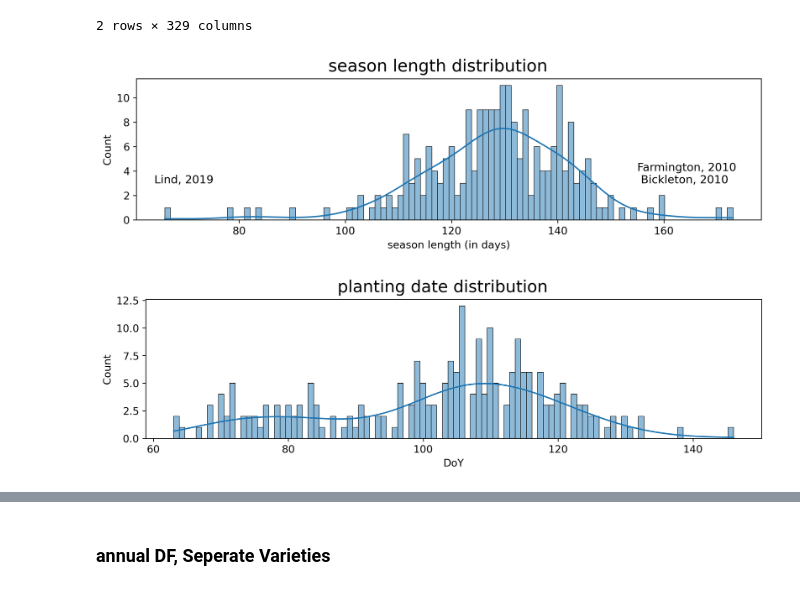
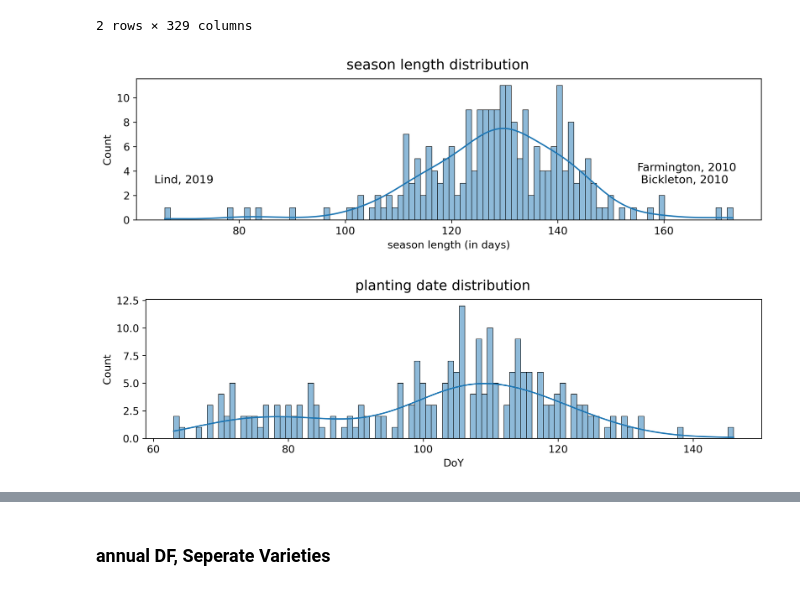
Before and after one commit to HNoorazar/Ag_Others, a Jupyter notebook: Ehsan/Wheat/00_read_excel_dump.ipynb, the cells around one changed output, grey strips where cells are left out. Drawn from its saved outputs; the diff is of its cells as text; code cells hidden in the pictures.

```diff
--- a/Ehsan/Wheat/00_read_excel_dump.ipynb
+++ b/Ehsan/Wheat/00_read_excel_dump.ipynb
@@ -200,6 +200,8 @@ plt.rcParams["ytick.left"] = True
 plt.rcParams["xtick.labelbottom"] = True
 plt.rcParams["ytick.labelleft"] = True
 plt.rcParams.update(params)
+
+suptitle_fontsize = 15
 dpi_ = 300
 # %%
 df = wheat_date.copy()
@@ -219,24 +221,24 @@ max2_year = df.loc[two_max_idx[0], "year"]
 # %%
 fig, axes = plt.subplots(1, 1, figsize=(10, 3), sharey=False, sharex=False, dpi=dpi_)
 sns.set_style({'axes.grid' : False})
 
 sns.histplot(data=df["season_length"], ax=axes, bins=100, kde=True);
 # axes.legend(["ANPP (mean lb/acr)"], loc='upper right');
 axes.set_xlabel("season length (in days)");
 
 text_ = min_loc + ", " + str(min_year)
 axes.text(df.loc[0, "season_length"]-2, 3, text_, fontsize = 12);
 
 text_ = max_loc + ", " + str(max_year) + "\n " + max2_loc + ", " + str(max2_year)
 axes.text(df.loc[two_max_idx[0], "season_length"]-15, 3, text_, fontsize = 12);
 
 # axes.set_title('season length distribution');
-fig.suptitle('season length distribution', y=0.95, fontsize=18)
+fig.suptitle('season length distribution', y=0.95, fontsize=suptitle_fontsize)
 fig.subplots_adjust(top=0.85, bottom=0.15, left=0.052, right=0.981, wspace=-0.2, hspace=0)
 file_name = wheat_plot_dir + "season_length_hist.pdf"
 plt.savefig(file_name, dpi=400)
 # %% [output]
-[figure, old version]
+[figure, new version]
 # %%
 fig, axes = plt.subplots(1, 1, figsize=(10, 3), sharey=False, sharex=False, dpi=dpi_)
 sns.set_style({'axes.grid' : False})
@@ -246,9 +248,9 @@ sns.histplot(data=wheat_date["plant_doy"], ax=axes, bins=100, kde=True);
 axes.set_xlabel("DoY");
 
 # axes.set_title('season length distribution');
-fig.suptitle('planting date distribution', y=0.95, fontsize=18)
+fig.suptitle('planting date distribution', y=0.95, fontsize=suptitle_fontsize)
 fig.subplots_adjust(top=0.85, bottom=0.15, left=0.052, right=0.981, wspace=-0.2, hspace=0)
 file_name = wheat_plot_dir + "planting_DoY_hist.pdf"
 plt.savefig(file_name, dpi=400)
 # %% [output]
-[figure, old version]
+[figure, new version]
```
Also changed, not shown: parts of 3 cells of this notebook, 5 other files.
